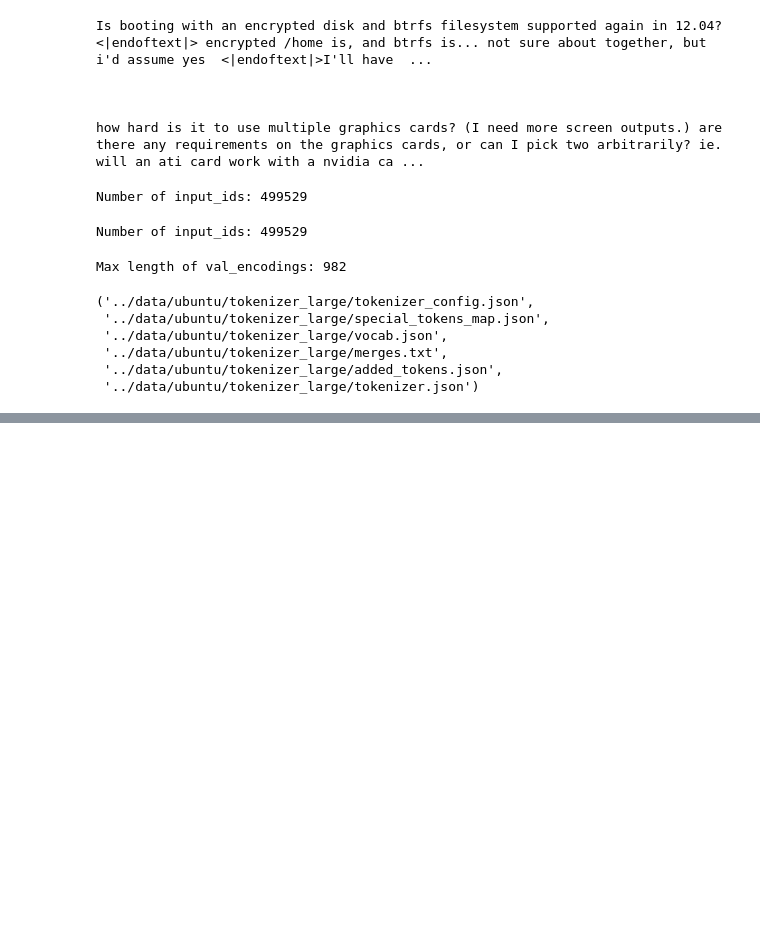
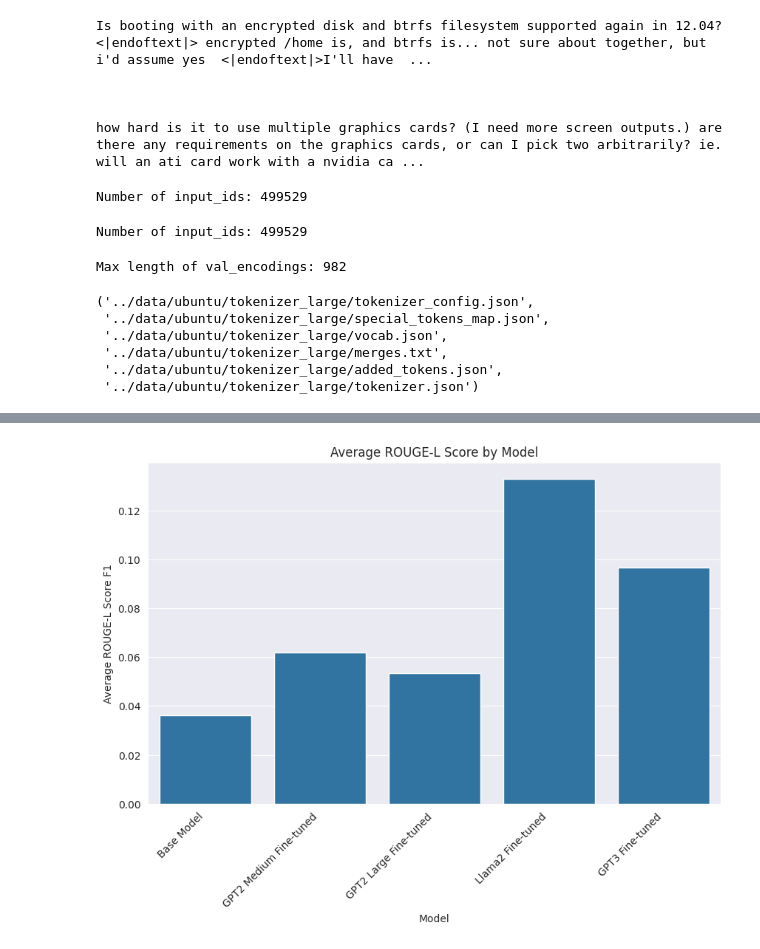
Before and after one commit to jeffreykthomas/AAI-520-Final-Project, a Jupyter notebook: AAI_520_Final_Project.ipynb, the cells around one changed output, grey strips where cells are left out. Drawn from its saved outputs; the diff is of its cells as text; code cells hidden in the pictures; blank space fills up the shorter version.

```diff
--- a/AAI_520_Final_Project.ipynb
+++ b/AAI_520_Final_Project.ipynb
@@ -856,0 +1184,10 @@ average_bleu, average_rouge = get_average_evaluation_scores(base_model, test_enc
+# %%
+results_df['Average ROUGE-L Score F1'] = results_df['Average ROUGE-L Score'].apply(lambda x: x['f'])
+# %%
+fig, ax = plt.subplots(figsize=(10, 6))
+ax = sns.barplot(x='Model', y='Average ROUGE-L Score F1', data=results_df)
+ax.set_xticklabels(ax.get_xticklabels(), rotation=45, horizontalalignment='right')
+ax.set_title('Average ROUGE-L Score by Model')
+plt.show()
+# %% [output]
+[figure, added]
```
Also changed, not shown: parts of 98 cells of this notebook, 4 other files.
